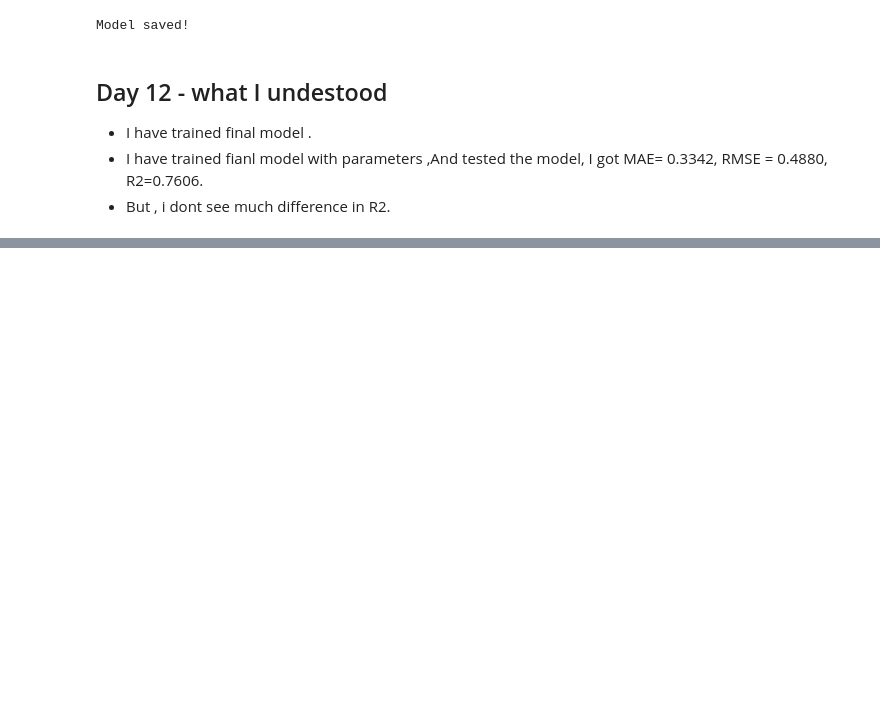
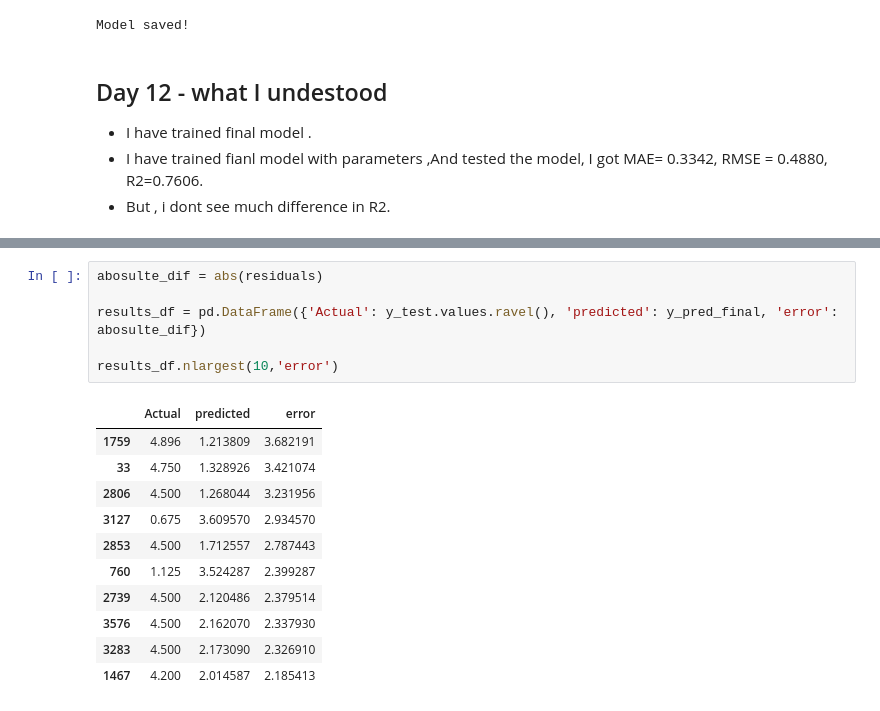
Before and after one commit to Roshan0003goud/california-housing-regression, a Jupyter notebook: notebooks/03_modeling.ipynb, the cells around one changed output, grey strips where cells are left out. Saved outputs shown, nothing was run; the diff lists cells and outputs as text; blank space fills up the shorter version.

```diff
--- a/notebooks/03_modeling.ipynb
+++ b/notebooks/03_modeling.ipynb
@@ -190,0 +226,18 @@ Model saved!
+# %%
+abosulte_dif = abs(residuals)
+
+results_df = pd.DataFrame({'Actual': y_test.values.ravel(), 'predicted': y_pred_final, 'error': abosulte_dif})
+
+results_df.nlargest(10,'error')
+# %% [output]
+|  | Actual | predicted | error |
+| 1759 | 4.896 | 1.213809 | 3.682191 |
+| 33 | 4.750 | 1.328926 | 3.421074 |
+| 2806 | 4.500 | 1.268044 | 3.231956 |
+| 3127 | 0.675 | 3.609570 | 2.934570 |
+| 2853 | 4.500 | 1.712557 | 2.787443 |
+| 760 | 1.125 | 3.524287 | 2.399287 |
+| 2739 | 4.500 | 2.120486 | 2.379514 |
+| 3576 | 4.500 | 2.162070 | 2.337930 |
+| 3283 | 4.500 | 2.173090 | 2.326910 |
+| 1467 | 4.200 | 2.014587 | 2.185413 |
```
Also changed, not shown: parts of 6 cells of this notebook.
